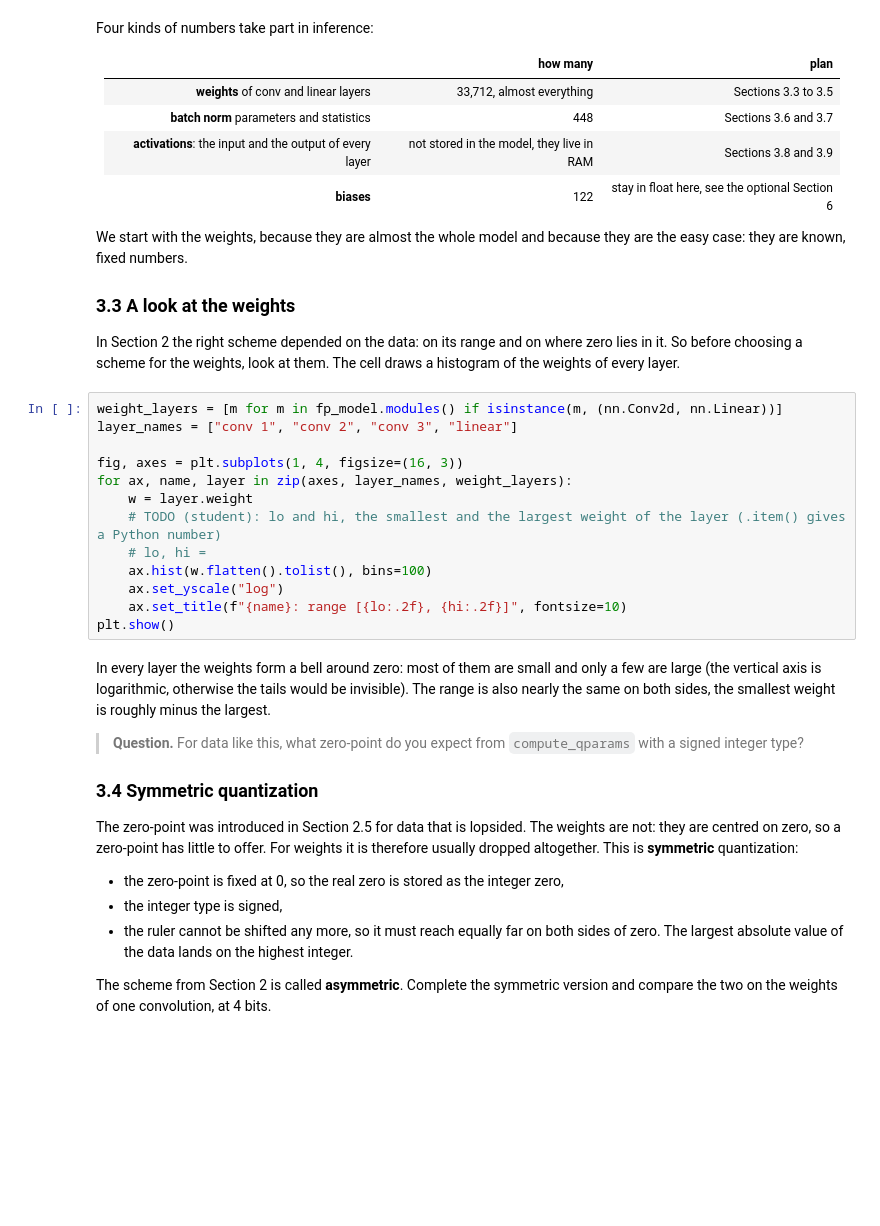
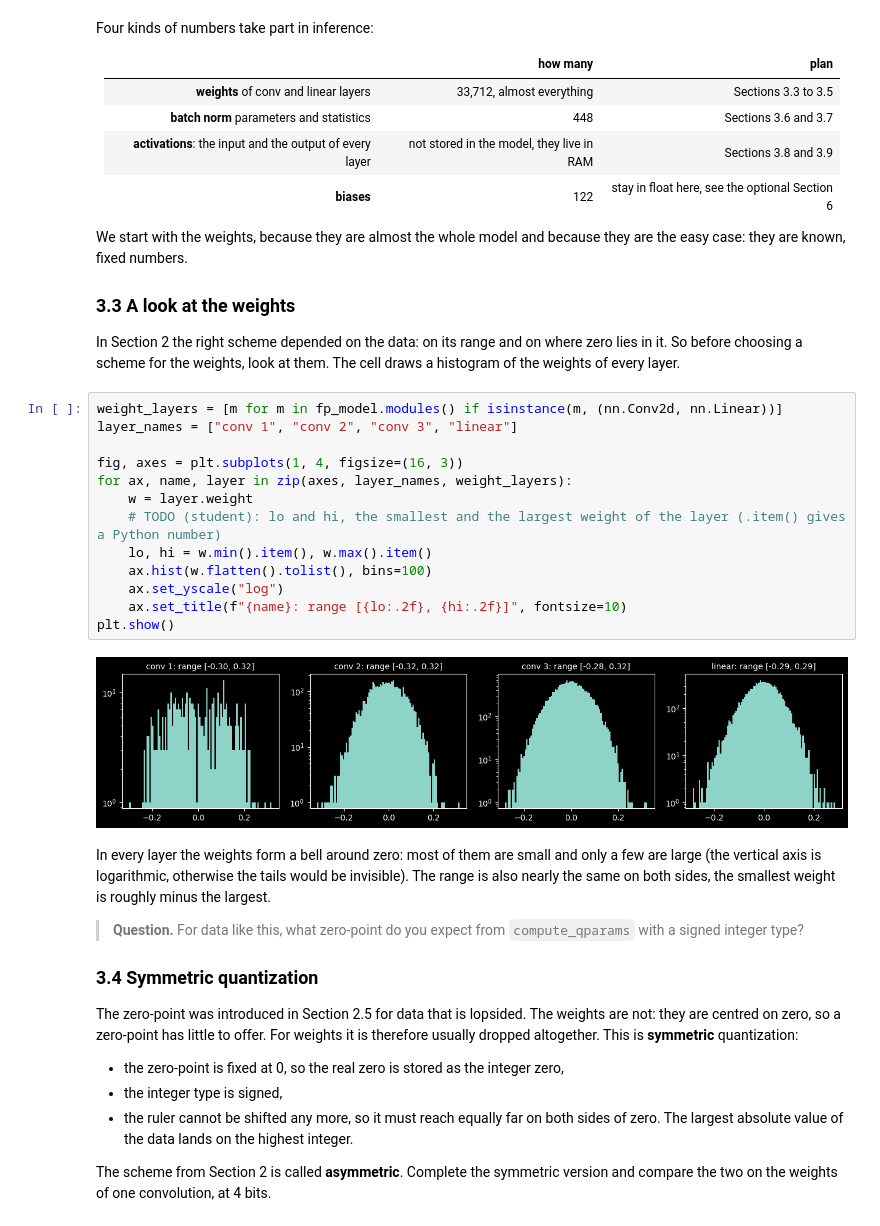
Before and after one commit to jjedra4/embedded_systems, a Jupyter notebook: lab02/lab2_todo.ipynb, the cells around one changed output. Saved outputs shown, nothing was run; the diff lists cells and outputs as text; blank space fills up the shorter version.

```diff
--- a/lab02/lab2_todo.ipynb
+++ b/lab02/lab2_todo.ipynb
@@ -721,16 +761,18 @@ In Section 2 the right scheme depended on the data: on its range and on where ze
 # %%
 weight_layers = [m for m in fp_model.modules() if isinstance(m, (nn.Conv2d, nn.Linear))]
 layer_names = ["conv 1", "conv 2", "conv 3", "linear"]
 
 fig, axes = plt.subplots(1, 4, figsize=(16, 3))
 for ax, name, layer in zip(axes, layer_names, weight_layers):
     w = layer.weight
     # TODO (student): lo and hi, the smallest and the largest weight of the layer (.item() gives a Python number)
-    # lo, hi =
+    lo, hi = w.min().item(), w.max().item()
     ax.hist(w.flatten().tolist(), bins=100)
     ax.set_yscale("log")
     ax.set_title(f"{name}: range [{lo:.2f}, {hi:.2f}]", fontsize=10)
 plt.show()
+# %% [output]
+[figure, added]
 # %% [markdown]
 In every layer the weights form a bell around zero: most of them are small and only a few are large (the vertical axis is logarithmic, otherwise the tails would be invisible). The range is also nearly the same on both sides, the smallest weight is roughly minus the largest.
 
```
Also changed, not shown: parts of 13 cells of this notebook.
